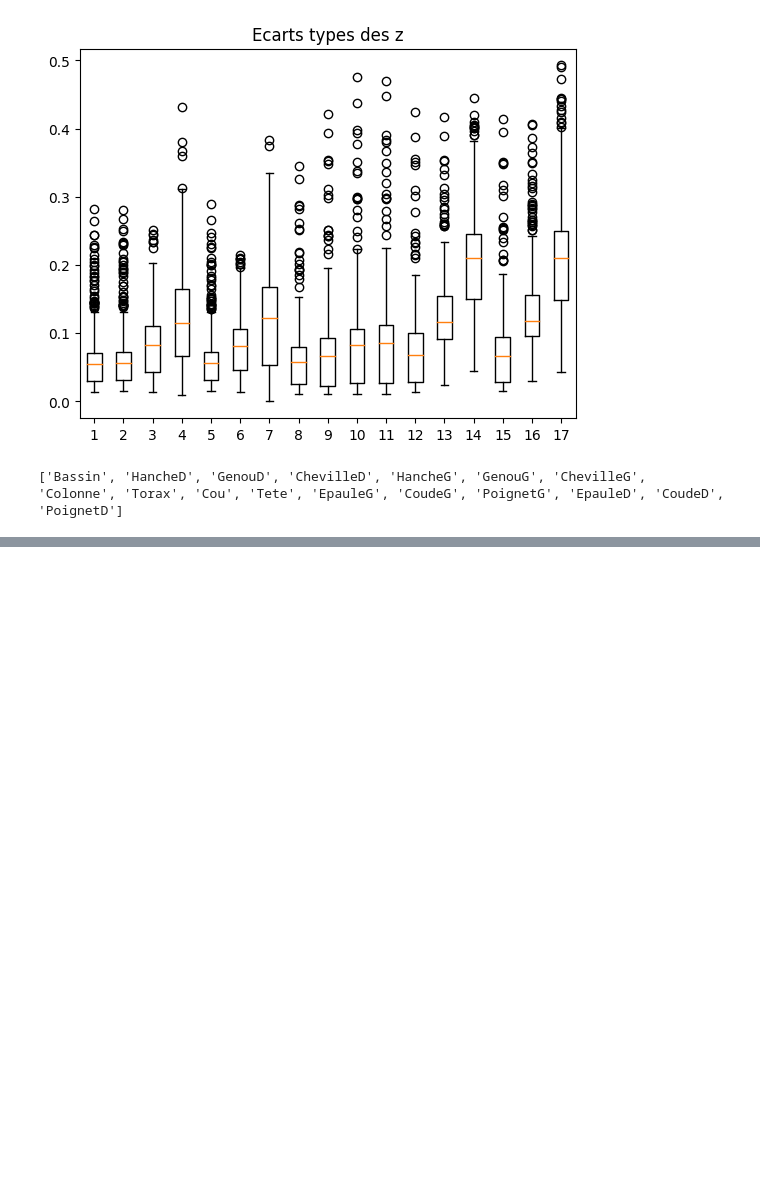
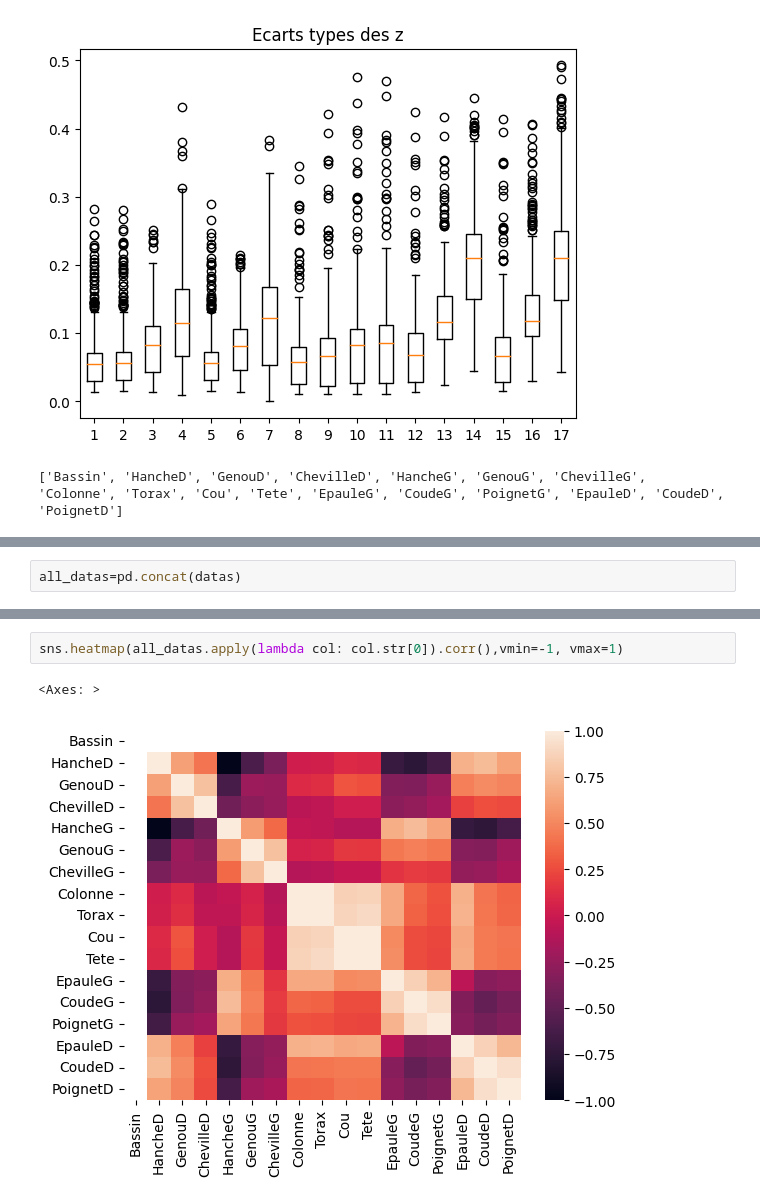
Before and after one commit to JulienLEFEBV/ProjetMIDL2, a Jupyter notebook: analyse.ipynb, the cells around one changed output, grey strips where cells are left out. Saved outputs shown, nothing was run; the diff lists cells and outputs as text; blank space fills up the shorter version.

```diff
--- a/analyse.ipynb
+++ b/analyse.ipynb
@@ -169,0 +195,2 @@ On voit que certaines parties du corps comme les poignets et les chevilles sont
+# %%
+all_datas=pd.concat(datas)
@@ -169,0 +221,5 @@ On voit que certaines parties du corps comme les poignets et les chevilles sont
+# %%
+sns.heatmap(all_datas.apply(lambda col: col.str[0]).corr(),vmin=-1, vmax=1)
+# %% [output]
+<Axes: >
+[figure, added]
```
Also changed, not shown: parts of 16 cells of this notebook.
